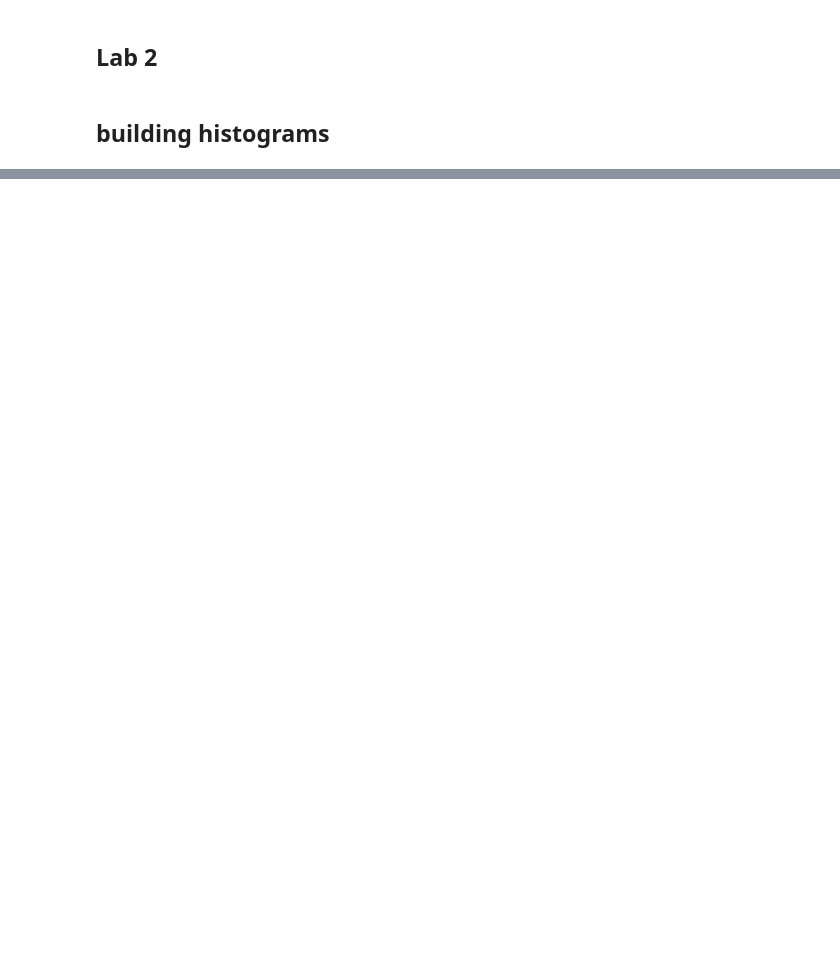
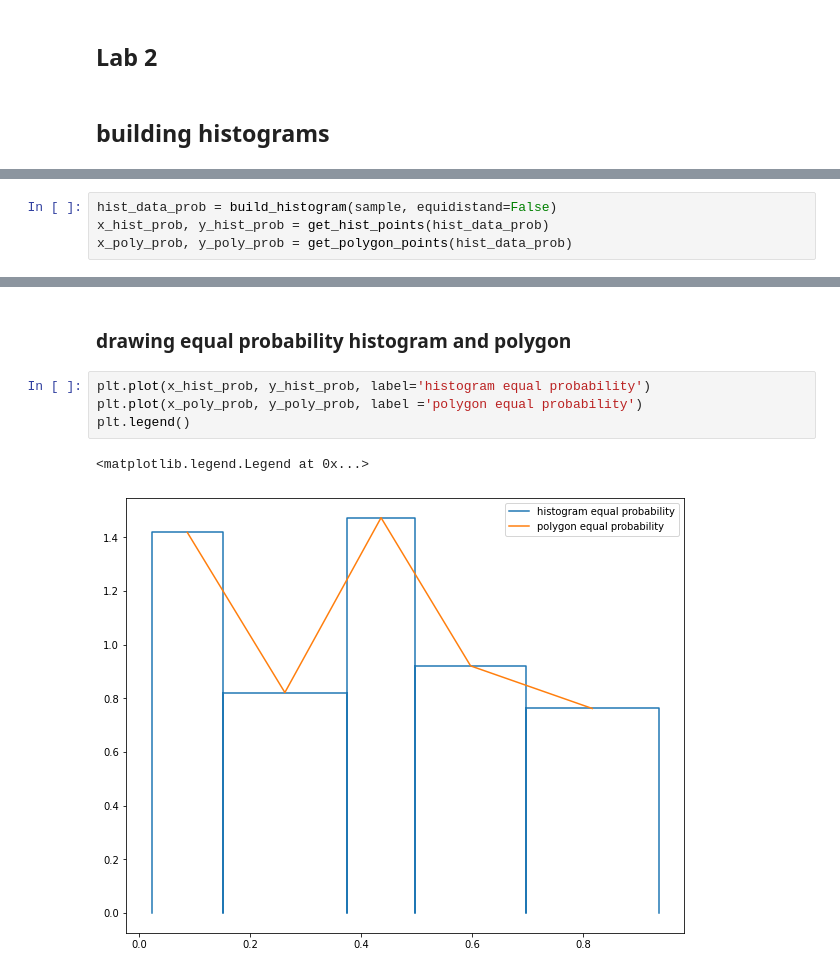
Before and after one commit to kremenevskiy/BSUIR, a Jupyter notebook: Term_4-math-statistics/statistics/labs.ipynb, the cells around one changed output, grey strips where cells are left out. Cells and saved outputs as stored; diff of their text form; blank space fills up the shorter version.

```diff
--- a/Term_4-math-statistics/statistics/labs.ipynb
+++ b/Term_4-math-statistics/statistics/labs.ipynb
@@ -152,0 +285,4 @@ array([0.06212261, 0.372418  , 0.6085405 ])
+# %%
+hist_data_prob = build_histogram(sample, equidistand=False)
+x_hist_prob, y_hist_prob = get_hist_points(hist_data_prob)
+x_poly_prob, y_poly_prob = get_polygon_points(hist_data_prob)
@@ -152,0 +298,9 @@ array([0.06212261, 0.372418  , 0.6085405 ])
+# %% [markdown]
+### drawing equal probability histogram and polygon
+# %%
+plt.plot(x_hist_prob, y_hist_prob, label='histogram equal probability')
+plt.plot(x_poly_prob, y_poly_prob, label ='polygon equal probability')
+plt.legend()
+# %% [output]
+<matplotlib.legend.Legend at 0x...>
+[figure, added]
```
Also changed, not shown: parts of 43 cells of this notebook, 1 other file.
